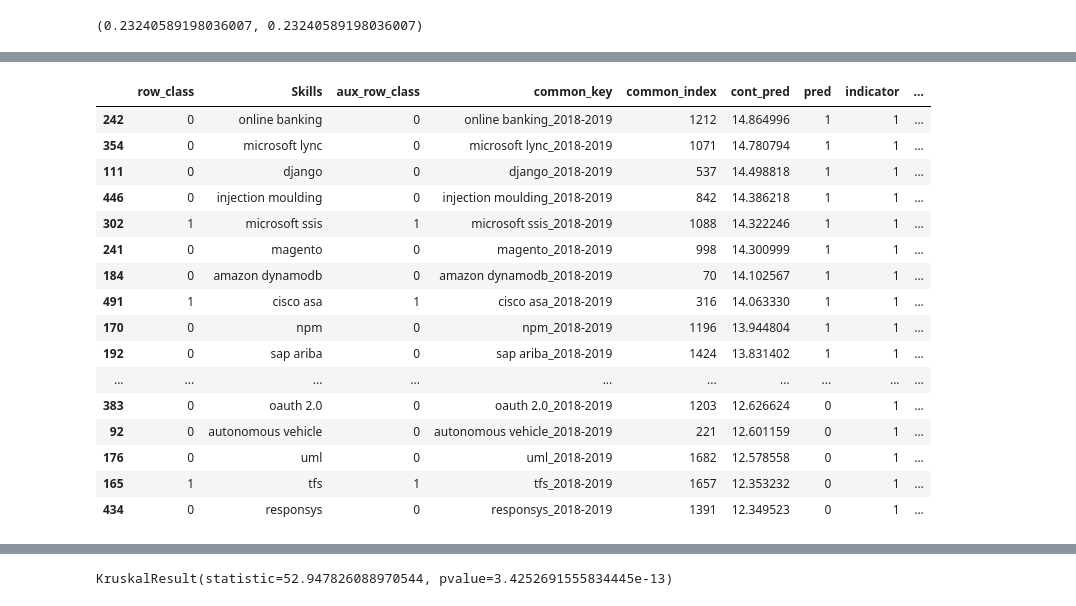
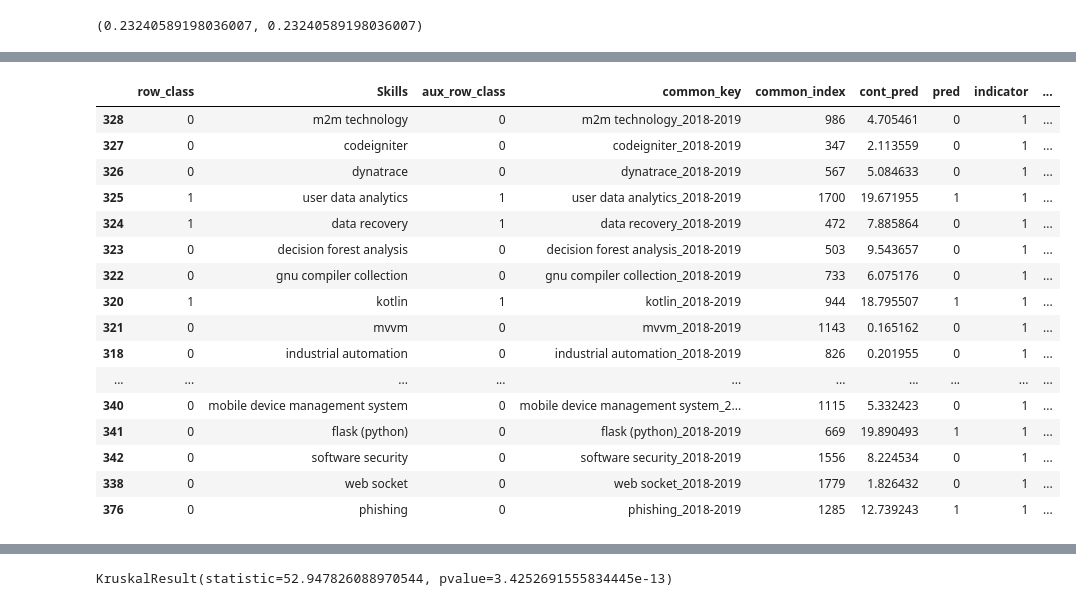
Before and after one commit to RamtinYazdanian/job_skill_trend_analysis, a Jupyter notebook: notebooks/emerging_skill_analysis.ipynb, the cells around one changed output, grey strips where cells are left out. Drawn from its saved outputs; the diff is of its cells as text; code cells hidden in the pictures.

```diff
--- a/notebooks/emerging_skill_analysis.ipynb
+++ b/notebooks/emerging_skill_analysis.ipynb
@@ -1670,22 +1610,22 @@ find_equality(roc_our_clf, roc_baseline)
 776
 777
 # %%
-merged_temp.sort_values('cont_pred', ascending=False).head(250).tail(30)
+merged_temp.sort_values('score_old', ascending=False).tail(merged_temp.shape[0]-311).head(50)
 # %% [output]
 |  | row_class | Skills | aux_row_class | common_key | common_index | cont_pred | pred | indicator | ... |
-| 242 | 0 | online banking | 0 | online banking_2018-2019 | 1212 | 14.864996 | 1 | 1 | ... |
-| 354 | 0 | microsoft lync | 0 | microsoft lync_2018-2019 | 1071 | 14.780794 | 1 | 1 | ... |
-| 111 | 0 | django | 0 | django_2018-2019 | 537 | 14.498818 | 1 | 1 | ... |
-| 446 | 0 | injection moulding | 0 | injection moulding_2018-2019 | 842 | 14.386218 | 1 | 1 | ... |
-| 302 | 1 | microsoft ssis | 1 | microsoft ssis_2018-2019 | 1088 | 14.322246 | 1 | 1 | ... |
-| 241 | 0 | magento | 0 | magento_2018-2019 | 998 | 14.300999 | 1 | 1 | ... |
-| 184 | 0 | amazon dynamodb | 0 | amazon dynamodb_2018-2019 | 70 | 14.102567 | 1 | 1 | ... |
-| 491 | 1 | cisco asa | 1 | cisco asa_2018-2019 | 316 | 14.063330 | 1 | 1 | ... |
-| 170 | 0 | npm | 0 | npm_2018-2019 | 1196 | 13.944804 | 1 | 1 | ... |
-| 192 | 0 | sap ariba | 0 | sap ariba_2018-2019 | 1424 | 13.831402 | 1 | 1 | ... |
+| 328 | 0 | m2m technology | 0 | m2m technology_2018-2019 | 986 | 4.705461 | 0 | 1 | ... |
+| 327 | 0 | codeigniter | 0 | codeigniter_2018-2019 | 347 | 2.113559 | 0 | 1 | ... |
+| 326 | 0 | dynatrace | 0 | dynatrace_2018-2019 | 567 | 5.084633 | 0 | 1 | ... |
+| 325 | 1 | user data analytics | 1 | user data analytics_2018-2019 | 1700 | 19.671955 | 1 | 1 | ... |
+| 324 | 1 | data recovery | 1 | data recovery_2018-2019 | 472 | 7.885864 | 0 | 1 | ... |
+| 323 | 0 | decision forest analysis | 0 | decision forest analysis_2018-2019 | 503 | 9.543657 | 0 | 1 | ... |
+| 322 | 0 | gnu compiler collection | 0 | gnu compiler collection_2018-2019 | 733 | 6.075176 | 0 | 1 | ... |
+| 320 | 1 | kotlin | 1 | kotlin_2018-2019 | 944 | 18.795507 | 1 | 1 | ... |
+| 321 | 0 | mvvm | 0 | mvvm_2018-2019 | 1143 | 0.165162 | 0 | 1 | ... |
+| 318 | 0 | industrial automation | 0 | industrial automation_2018-2019 | 826 | 0.201955 | 0 | 1 | ... |
 | ... | ... | ... | ... | ... | ... | ... | ... | ... | ... |
-| 383 | 0 | oauth 2.0 | 0 | oauth 2.0_2018-2019 | 1203 | 12.626624 | 0 | 1 | ... |
-| 92 | 0 | autonomous vehicle | 0 | autonomous vehicle_2018-2019 | 221 | 12.601159 | 0 | 1 | ... |
-| 176 | 0 | uml | 0 | uml_2018-2019 | 1682 | 12.578558 | 0 | 1 | ... |
-| 165 | 1 | tfs | 1 | tfs_2018-2019 | 1657 | 12.353232 | 0 | 1 | ... |
-| 434 | 0 | responsys | 0 | responsys_2018-2019 | 1391 | 12.349523 | 0 | 1 | ... |
+| 340 | 0 | mobile device management system | 0 | mobile device management system_2... | 1115 | 5.332423 | 0 | 1 | ... |
+| 341 | 0 | flask (python) | 0 | flask (python)_2018-2019 | 669 | 19.890493 | 1 | 1 | ... |
+| 342 | 0 | software security | 0 | software security_2018-2019 | 1556 | 8.224534 | 0 | 1 | ... |
+| 338 | 0 | web socket | 0 | web socket_2018-2019 | 1779 | 1.826432 | 0 | 1 | ... |
+| 376 | 0 | phishing | 0 | phishing_2018-2019 | 1285 | 12.739243 | 1 | 1 | ... |
```
Also changed, not shown: parts of 28 cells of this notebook, 1 other file.
